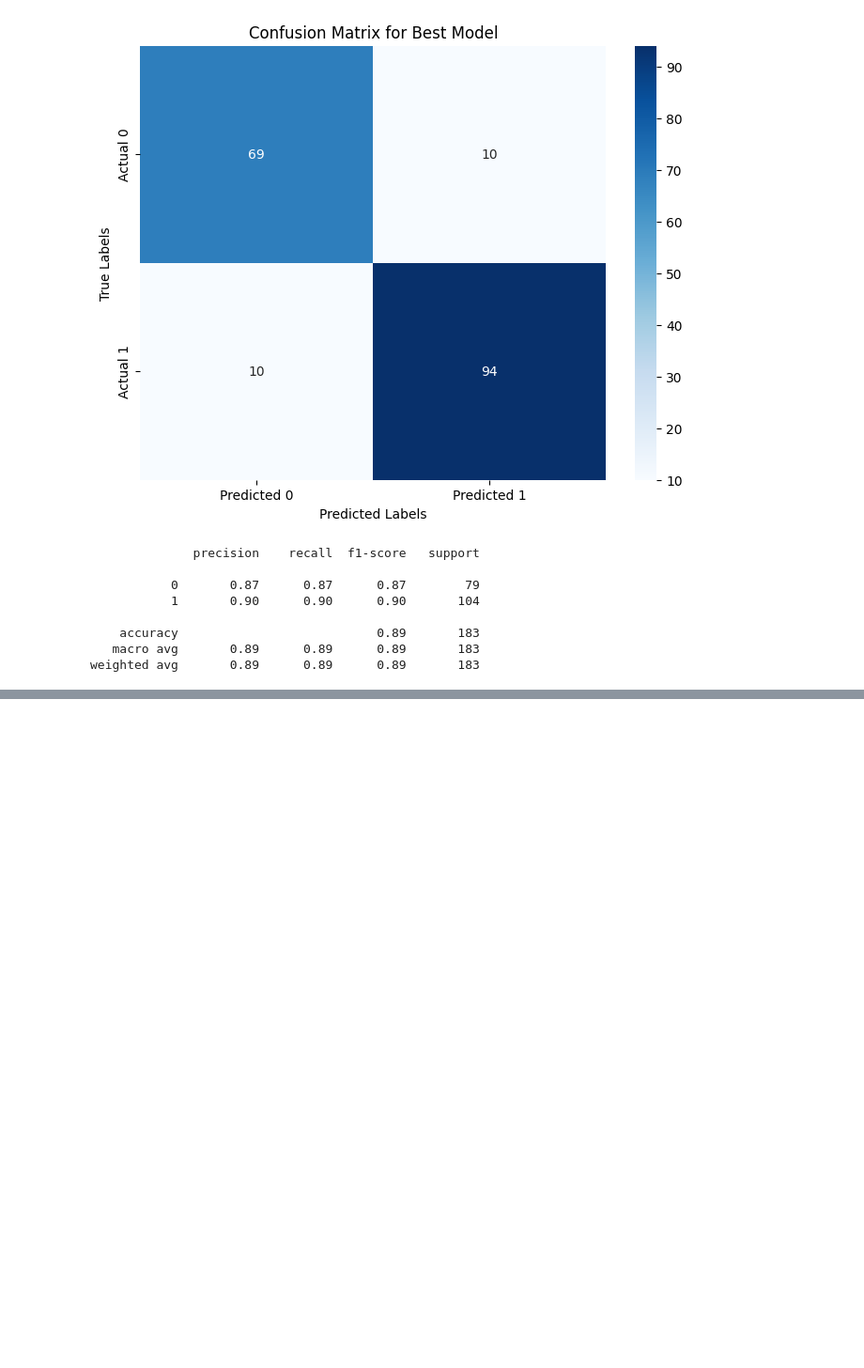
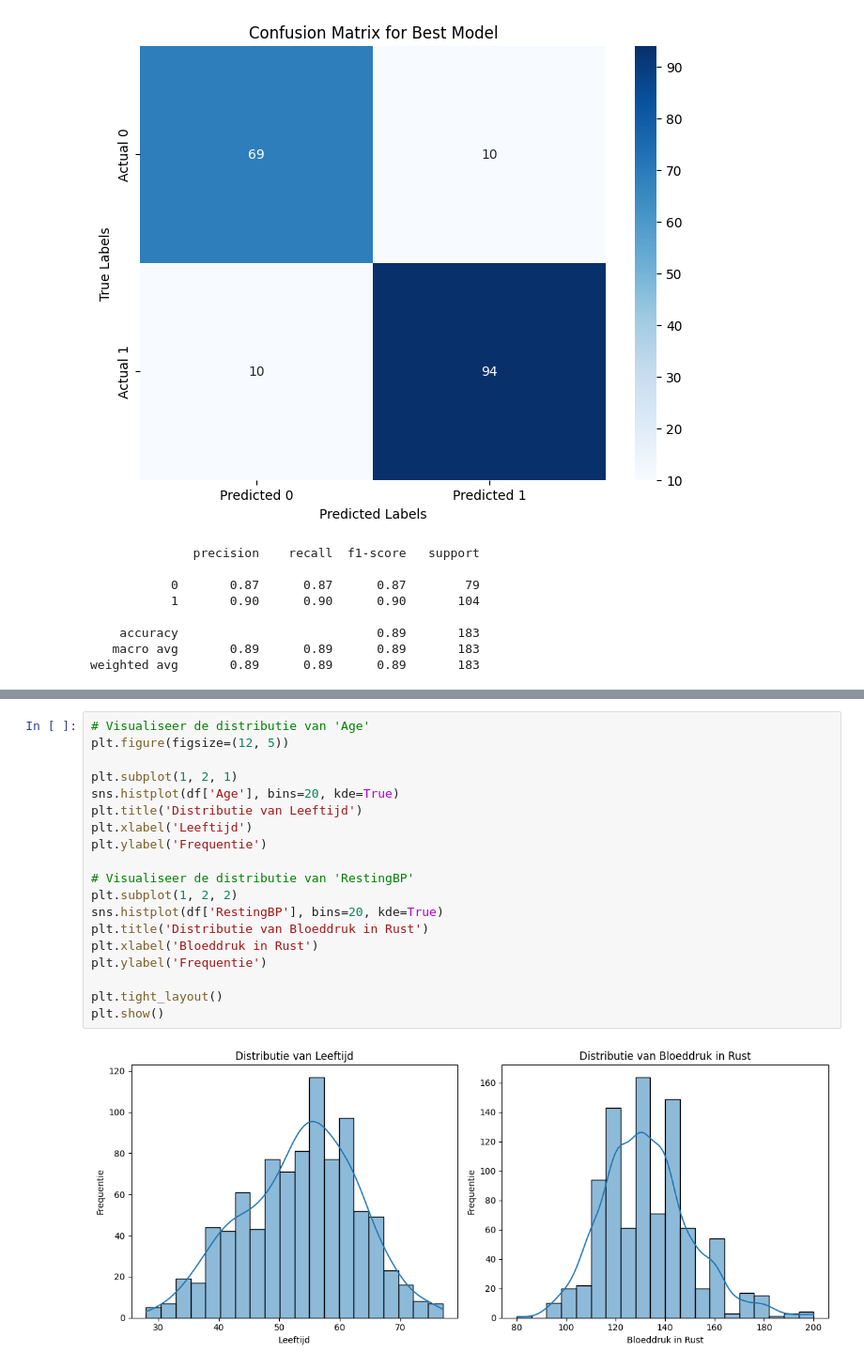
Before and after one commit to leonvsc/heartfailure, a Jupyter notebook: gradientBoosting.ipynb, the cells around one changed output, grey strips where cells are left out. Shown at 94% size. Drawn from its saved outputs; the diff is of its cells as text; blank space fills up the shorter version.

```diff
--- a/gradientBoosting.ipynb
+++ b/gradientBoosting.ipynb
@@ -248,0 +286,21 @@ weighted avg       0.89      0.89      0.89       183
+# %%
+# Visualiseer de distributie van 'Age'
+plt.figure(figsize=(12, 5))
+
+plt.subplot(1, 2, 1)
+sns.histplot(df['Age'], bins=20, kde=True)
+plt.title('Distributie van Leeftijd')
+plt.xlabel('Leeftijd')
+plt.ylabel('Frequentie')
+
+# Visualiseer de distributie van 'RestingBP'
+plt.subplot(1, 2, 2)
+sns.histplot(df['RestingBP'], bins=20, kde=True)
+plt.title('Distributie van Bloeddruk in Rust')
+plt.xlabel('Bloeddruk in Rust')
+plt.ylabel('Frequentie')
+
+plt.tight_layout()
+plt.show()
+# %% [output]
+[figure, added]
```
Also changed, not shown: parts of 2 cells of this notebook, 1 other file.
